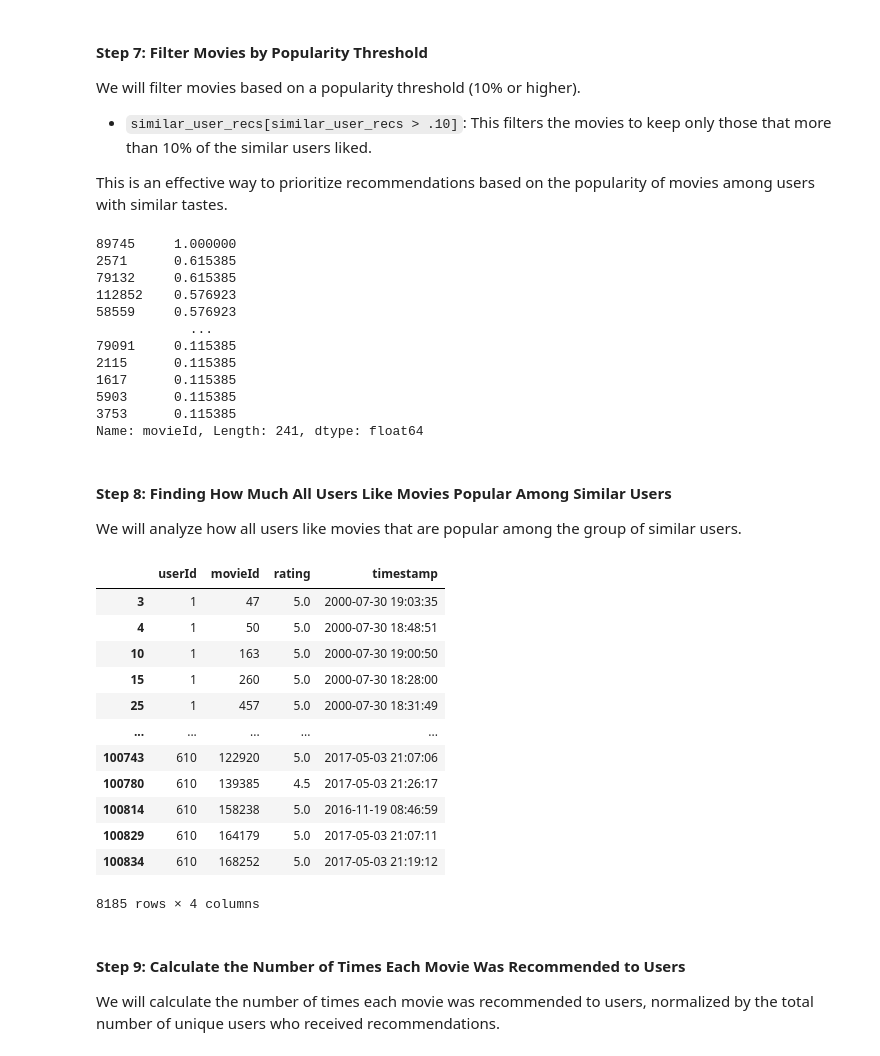
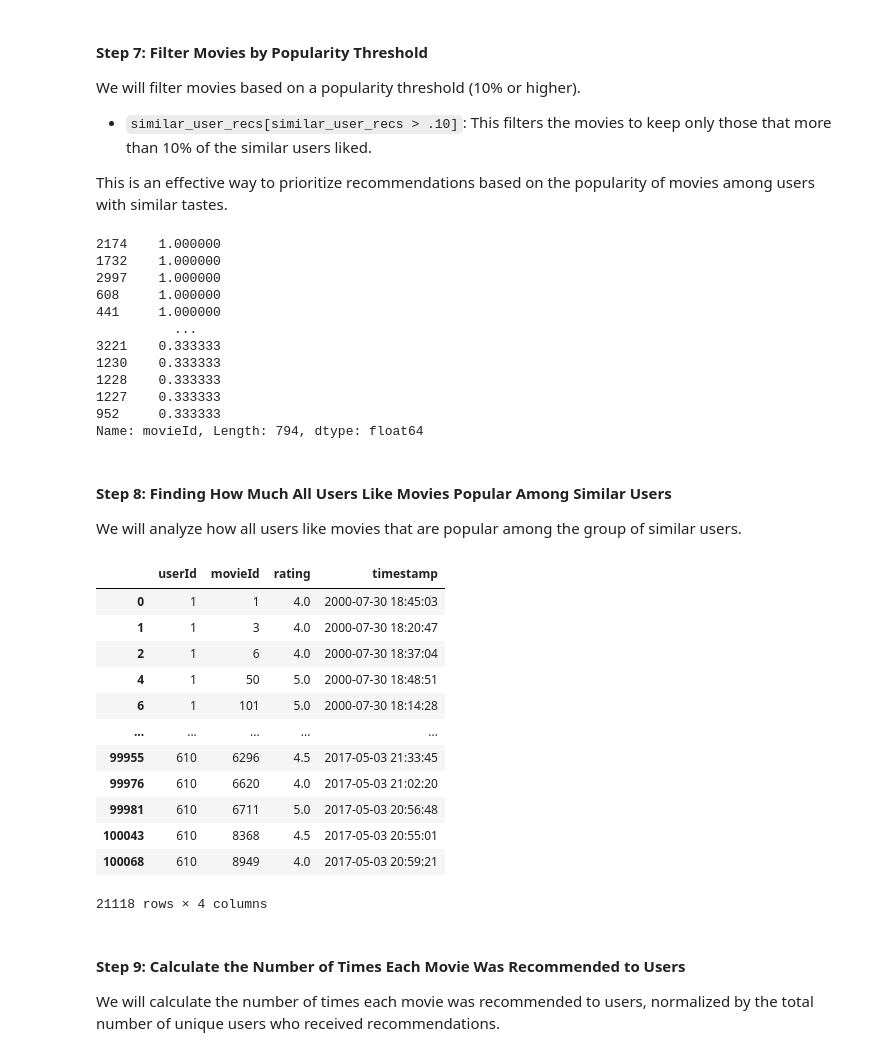
Before and after one commit to omulei/Movie_Recommender_System, a Jupyter notebook: Phase 4 project.ipynb, the cells around one changed output. Saved outputs shown, nothing was run; the diff lists cells and outputs as text; code cells hidden in the pictures.

```diff
--- a/Phase 4 project.ipynb
+++ b/Phase 4 project.ipynb
@@ -426,13 +458,13 @@ Identify users who rated a specified movie highly (rating > 4) to find users wit
 # %%
 # Finding users who liked the same movie
 
-movie_id = 89745  #Replace with any movie ID
+movie_id = 187  #Replace with any movie ID
 
 #def find_similar_movies(movie_id):
 movie = movies[movies["movieId"] == movie_id]
 
-# Find users who have rated the specified movie with a rating greater than 4
+# Find users who have rated the specified movie with a rating greater than 3
 # This identifies users with similar tastes (those who liked the same movie)
-similar_users = ratings[(ratings["movieId"] == movie_id) & (ratings["rating"] > 4)]["userId"].unique()
+similar_users = ratings[(ratings["movieId"] == movie_id) & (ratings["rating"] > 3)]["userId"].unique()
 similar_users
 # %% [output]
@@ -445,8 +475,8 @@ We will find movies that are highly rated by users who have similar tastes ie(ra
 # %%
 # Find recommendations based on similar users' preferences
-# This line selects movies that were rated higher than 4 by the similar users
+# This line selects movies that were rated higher than 3 by the similar users
 # The result is a list of movie IDs that these similar users have enjoyed
-similar_user_recs = ratings[(ratings["userId"].isin(similar_users)) & (ratings["rating"] > 4)]["movieId"]
+similar_user_recs = ratings[(ratings["userId"].isin(similar_users)) & (ratings["rating"] > 3)]["movieId"]
 
 # Displaying the DataFrame with a header
 print(similar_user_recs)
@@ -483,49 +513,49 @@ similar_user_recs = similar_user_recs[similar_user_recs > .10]
 
 similar_user_recs
 # %% [output]
-89745     1.000000
-2571      0.615385
-79132     0.615385
-112852    0.576923
-58559     0.576923
-            ...
-79091     0.115385
-2115      0.115385
-1617      0.115385
-5903      0.115385
-3753      0.115385
-Name: movieId, Length: 241, dtype: float64
+2174    1.000000
+1732    1.000000
+2997    1.000000
+608     1.000000
+441     1.000000
+          ...
+3221    0.333333
+1230    0.333333
+1228    0.333333
+1227    0.333333
+952     0.333333
+Name: movieId, Length: 794, dtype: float64
 # %% [markdown]
 #### Step 8: Finding How Much All Users Like Movies Popular Among Similar Users
 We will analyze how all users like movies that are popular among the group of similar users.
 # %%
 # Filtering the 'ratings' DataFrame for movies that are in the list of popular movies among similar users
 # 'similar_user_recs.index' contains the IDs of movies liked by more than 10% of similar users
 # The condition 'ratings["movieId"].isin(similar_user_recs.index)' checks each 'movieId' in 'ratings'
 # against this list of popular movie IDs
-all_users = ratings[(ratings["movieId"].isin(similar_user_recs.index)) & (ratings["rating"] > 4)]
-                    # The second condition 'ratings["rating"] > 4' filters for movies that are highly rated (greater than 4)
+all_users = ratings[(ratings["movieId"].isin(similar_user_recs.index)) & (ratings["rating"] > 3)]
+                    # The second condition 'ratings["rating"] > 3' filters for movies that are highly rated (greater than 3)
                     # This indicates that the users generally liked these movies
 
 # The resulting 'all_users' DataFrame contains information about how all users rated
 # the movies that are popular among the group of similar users
 # This helps in assessing if these movies have a broader appeal beyond just the similar users
 
 all_users
 # %% [output]
 |  | userId | movieId | rating | timestamp |
-| 3 | 1 | 47 | 5.0 | 2000-07-30 19:03:35 |
+| 0 | 1 | 1 | 4.0 | 2000-07-30 18:45:03 |
+| 1 | 1 | 3 | 4.0 | 2000-07-30 18:20:47 |
+| 2 | 1 | 6 | 4.0 | 2000-07-30 18:37:04 |
 | 4 | 1 | 50 | 5.0 | 2000-07-30 18:48:51 |
-| 10 | 1 | 163 | 5.0 | 2000-07-30 19:00:50 |
-| 15 | 1 | 260 | 5.0 | 2000-07-30 18:28:00 |
-| 25 | 1 | 457 | 5.0 | 2000-07-30 18:31:49 |
+| 6 | 1 | 101 | 5.0 | 2000-07-30 18:14:28 |
 | ... | ... | ... | ... | ... |
-| 100743 | 610 | 122920 | 5.0 | 2017-05-03 21:07:06 |
-| 100780 | 610 | 139385 | 4.5 | 2017-05-03 21:26:17 |
-| 100814 | 610 | 158238 | 5.0 | 2016-11-19 08:46:59 |
-| 100829 | 610 | 164179 | 5.0 | 2017-05-03 21:07:11 |
-| 100834 | 610 | 168252 | 5.0 | 2017-05-03 21:19:12 |
+| 99955 | 610 | 6296 | 4.5 | 2017-05-03 21:33:45 |
+| 99976 | 610 | 6620 | 4.0 | 2017-05-03 21:02:20 |
+| 99981 | 610 | 6711 | 5.0 | 2017-05-03 20:56:48 |
+| 100043 | 610 | 8368 | 4.5 | 2017-05-03 20:55:01 |
+| 100068 | 610 | 8949 | 4.0 | 2017-05-03 20:59:21 |
-8185 rows × 4 columns
+21118 rows × 4 columns
 # %% [markdown]
 #### Step 9: Calculate the Number of Times Each Movie Was Recommended to Users
 We will calculate the number of times each movie was recommended to users, normalized by the total number of unique users who received recommendations.
```
Also changed, not shown: parts of 15 cells of this notebook.
